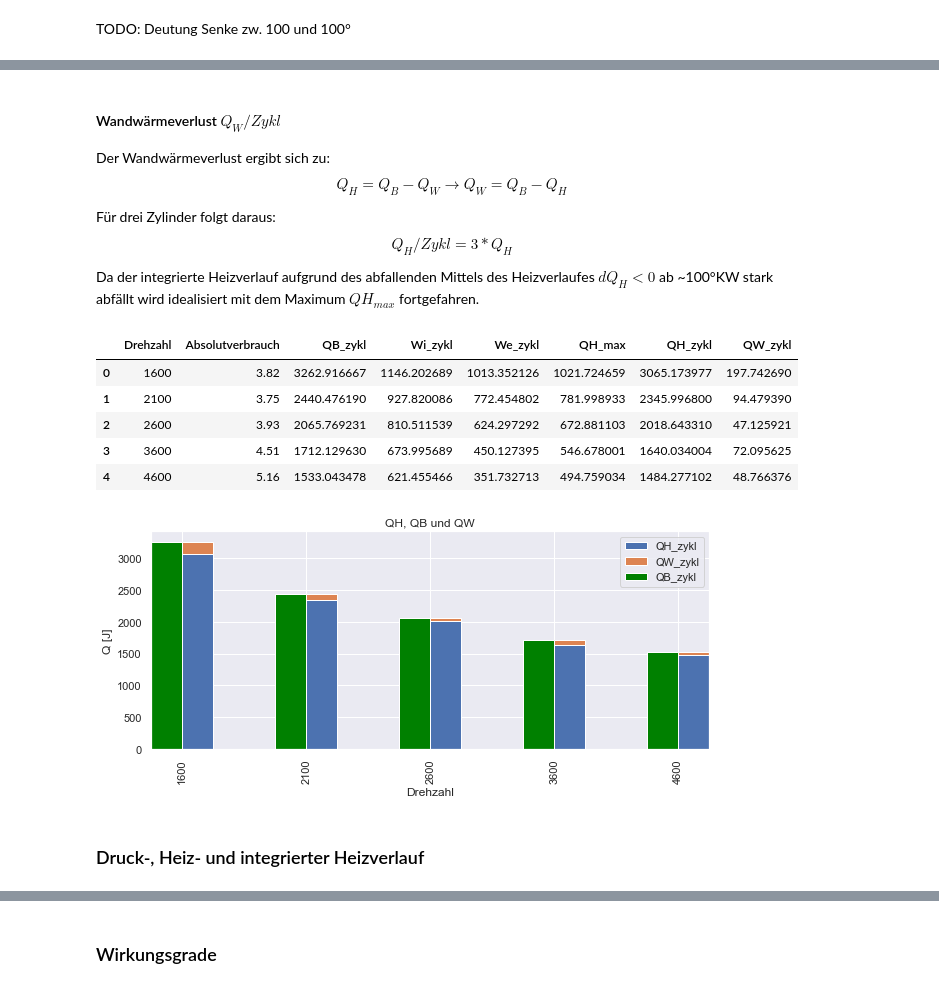
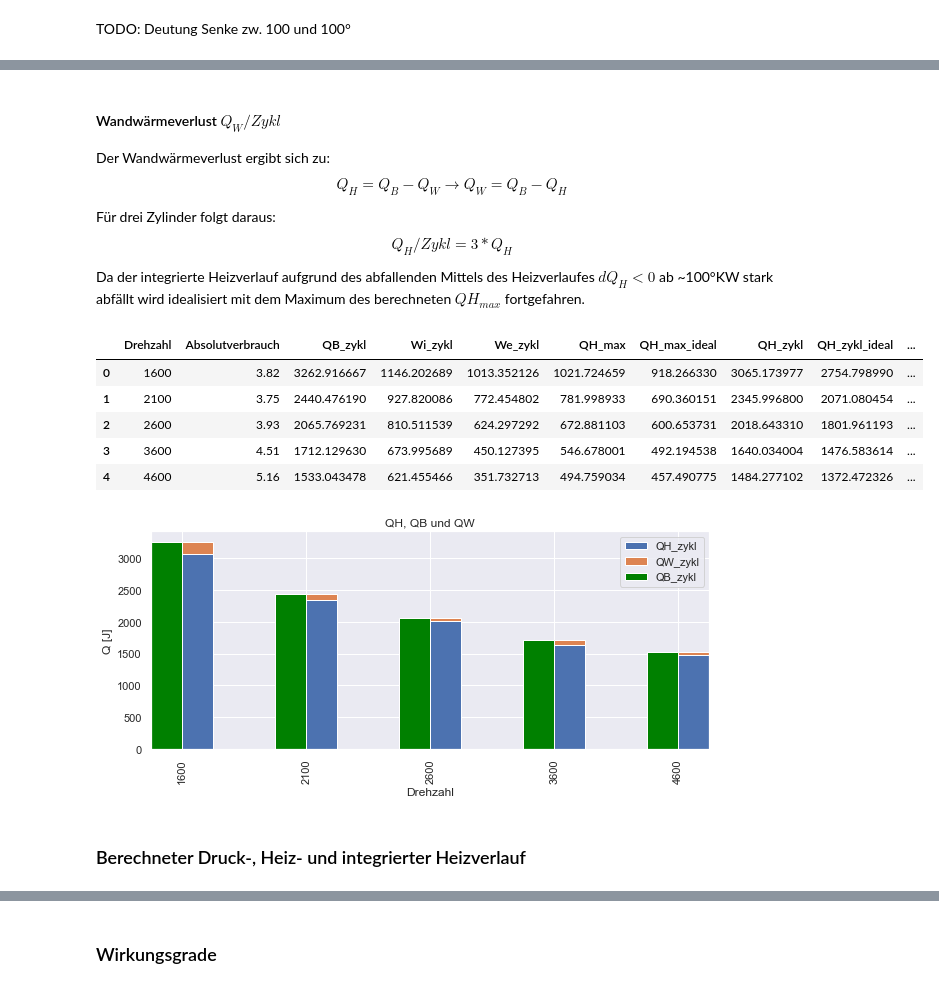
Before and after one commit to marcussteinbacher/kfzlu, a Jupyter notebook: Protokoll.ipynb, the cells around one changed output, grey strips where cells are left out. Drawn from its saved outputs; the diff is of its cells as text; code cells hidden in the pictures.

```diff
--- a/Protokoll.ipynb
+++ b/Protokoll.ipynb
@@ -29,6 +29,6 @@ sns.set()
 Zur Auswertung wurden die Daten der fünf Messreihen in eine gemeinsame Tabelle überführt, sodass jede Zeile einem einzelnen Messpunkt mit folgenden features darstellt: <br>
 `Drehzahl` `Kurbelwinkel` `P_ZYL1` `P_ZYL2` `P_ZYL3` `Drehmoment` `Absolutverbrauch` `Angesaugte Luftmasse` `O2 roh` `CO roh` `CO2 roh` `NOx roh` `HC3 roh` `Lambda` `Temp Kühlm.E` `Temp Kühlm.A` `Temp Oel` `Temp Ansaugl. nach Verd.` `Temp Ansaugluft Saugrohr` `Temp Abgas vor Turbine` `P Saugrohr` `P Abg. vor Turb.` `ZZP` `Cycle` `Volumen` `P_ZYLm`.
 # %%
-df = pd.read_csv("cyl_raw.csv",delimiter=";")
+df = pd.read_csv("cyl_raw.csv")
 df.head()
 # %% [output]
@@ -634,0 +639,13 @@ TODO: Deutung Senke zw. 100 und 100°
+# %%
+df.loc[:,"dQH_ideal"] = df["dQH"]
+
+mask = (df["Kurbelwinkel"] < df["ZZP"]) | ((df["Kurbelwinkel"]> df["ZZP"]) & (df["dQH"] < 0))
+df.loc[mask,"dQH_ideal"] = 0
+
+fig,ax = plt.subplots(figsize=(14,5))
+df[df["Drehzahl"]==2100].plot(x="Kurbelwinkel",y=["dQH","dQH_ideal"],ax=ax)
+ZZP(2100,over="angle",ax=ax,vline=True,color="black")
+ax.set_ylabel("dQH [J/°KW]")
+ax.set_title(f"Gemessener und idealisierter Heizverlauf bei {2100} U/min")
+plt.legend()
+plt.show()
@@ -648,0 +674,11 @@ plt.show()
+# %%
+for rpm in RPMs:
+    df.loc[df["Drehzahl"]==rpm,"QH_ideal"] = df.loc[df["Drehzahl"]==rpm,"dQH_ideal"].expanding(1).sum()
+
+fig,ax = plt.subplots(figsize=(14,5))
+df[df["Drehzahl"]==2100].plot(x="Kurbelwinkel",y=["QH","QH_ideal"],ax=ax)
+ZZP(2100,over="angle",ax=ax,vline=True,color="black")
+ax.set_ylabel("QH [J]")
+ax.set_title(f"Gemessener und idealisierter integrierter Heizverlauf bei {2100} U/min")
+plt.legend()
+plt.show()
@@ -656,30 +694,34 @@ Für drei Zylinder folgt daraus:
 $$
 Q_H/Zykl = 3*Q_H
 $$
-Da der integrierte Heizverlauf aufgrund des abfallenden Mittels des Heizverlaufes $dQ_H < 0$ ab ~100°KW stark abfällt wird idealisiert mit dem Maximum $QH_{max}$ fortgefahren.
+Da der integrierte Heizverlauf aufgrund des abfallenden Mittels des Heizverlaufes $dQ_H < 0$ ab ~100°KW stark abfällt wird idealisiert mit dem Maximum des berechneten $QH_{max}$ fortgefahren.
 # %%
 df_zykl["QH_max"] = df.groupby(by="Drehzahl",as_index=False).max().loc[:,"QH"]
-#df_zykl["QH_sum"] = df.groupby(by="Drehzahl",as_index=False).sum().loc[:,"dQH"]
+df_zykl["QH_max_ideal"] = df.groupby(by="Drehzahl",as_index=False).max().loc[:,"QH_ideal"]
+
 df_zykl["QH_zykl"] = df_zykl["QH_max"]*3
+df_zykl["QH_zykl_ideal"] = df_zykl["QH_max_ideal"]*3
+
 df_zykl["QW_zykl"] = df_zykl["QB_zykl"] - df_zykl["QH_zykl"]
+df_zykl["QW_zykl_ideal"] = df_zykl["QB_zykl"] - df_zykl["QH_zykl_ideal"]
 
 fix, ax = plt.subplots(figsize=(10,4))
 bars1 = df_zykl.plot(kind="bar",x="Drehzahl",y=["QH_zykl","QW_zykl"],stacked=True,ax=ax,align="edge",width=0.25)
 bars2 = df_zykl.plot(kind="bar",x="Drehzahl",y="QB_zykl",ax=ax,width=-0.25,align="edge",color="green")
 ax.set_xlim(left=ax.get_xlim()[0],right=ax.get_xlim()[1]+0.25)
 ax.set_title("QH, QB und QW")
 ax.set_ylabel("Q [J]")
 
 display(df_zykl)
 plt.show()
 # %% [output]
-|  | Drehzahl | Absolutverbrauch | QB_zykl | Wi_zykl | We_zykl | QH_max | QH_zykl | QW_zykl |
-| 0 | 1600 | 3.82 | 3262.916667 | 1146.202689 | 1013.352126 | 1021.724659 | 3065.173977 | 197.742690 |
-| 1 | 2100 | 3.75 | 2440.476190 | 927.820086 | 772.454802 | 781.998933 | 2345.996800 | 94.479390 |
-| 2 | 2600 | 3.93 | 2065.769231 | 810.511539 | 624.297292 | 672.881103 | 2018.643310 | 47.125921 |
-| 3 | 3600 | 4.51 | 1712.129630 | 673.995689 | 450.127395 | 546.678001 | 1640.034004 | 72.095625 |
-| 4 | 4600 | 5.16 | 1533.043478 | 621.455466 | 351.732713 | 494.759034 | 1484.277102 | 48.766376 |
+|  | Drehzahl | Absolutverbrauch | QB_zykl | Wi_zykl | We_zykl | QH_max | QH_max_ideal | QH_zykl | QH_zykl_ideal | ... |
+| 0 | 1600 | 3.82 | 3262.916667 | 1146.202689 | 1013.352126 | 1021.724659 | 918.266330 | 3065.173977 | 2754.798990 | ... |
+| 1 | 2100 | 3.75 | 2440.476190 | 927.820086 | 772.454802 | 781.998933 | 690.360151 | 2345.996800 | 2071.080454 | ... |
+| 2 | 2600 | 3.93 | 2065.769231 | 810.511539 | 624.297292 | 672.881103 | 600.653731 | 2018.643310 | 1801.961193 | ... |
+| 3 | 3600 | 4.51 | 1712.129630 | 673.995689 | 450.127395 | 546.678001 | 492.194538 | 1640.034004 | 1476.583614 | ... |
+| 4 | 4600 | 5.16 | 1533.043478 | 621.455466 | 351.732713 | 494.759034 | 457.490775 | 1484.277102 | 1372.472326 | ... |
 [figure]
 # %% [markdown]
-### Druck-, Heiz- und integrierter Heizverlauf
+### Berechneter Druck-, Heiz- und integrierter Heizverlauf
 # %%
```
Also changed, not shown: parts of 31 cells of this notebook, 1 other file.
